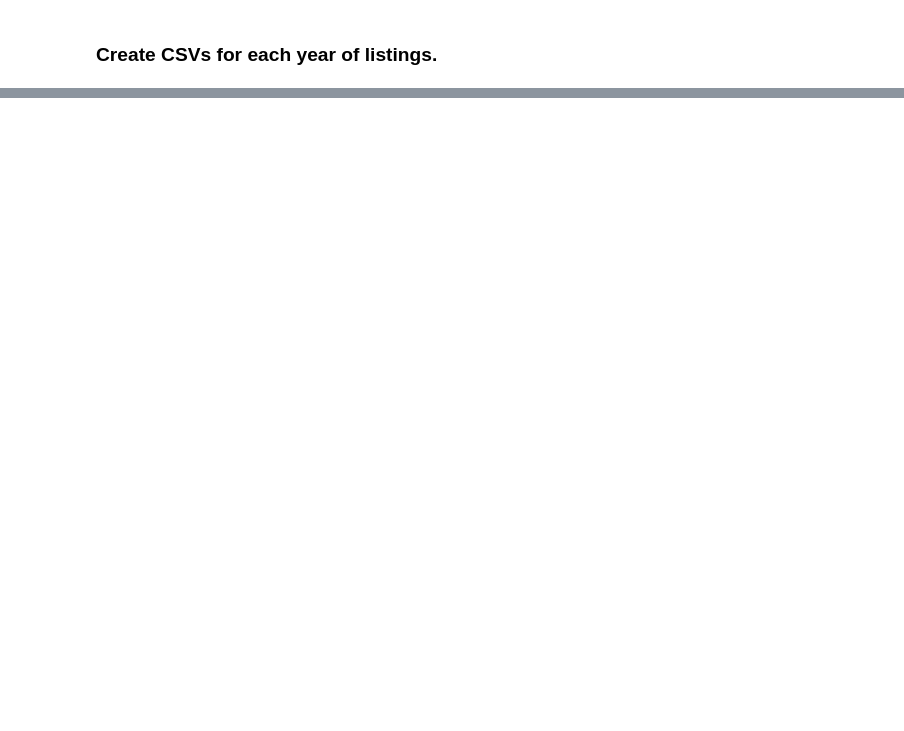
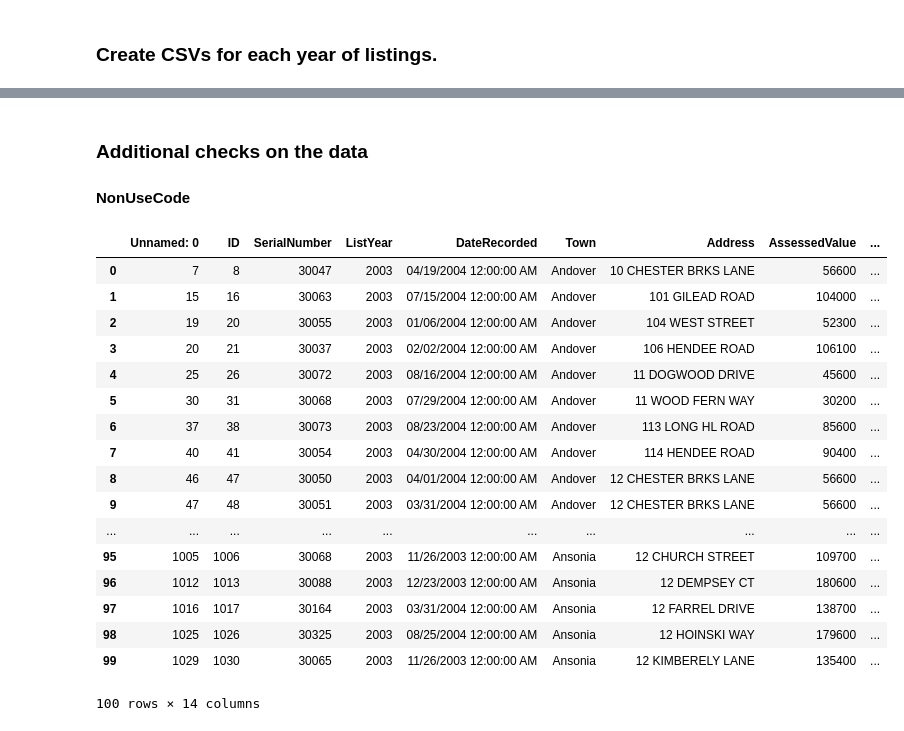
Before and after one commit to jamiekasulis/ct_real_estate_sales, a Jupyter notebook: Data Cleaning Final.ipynb, the cells around one changed output, grey strips where cells are left out. Drawn from its saved outputs; the diff is of its cells as text; code cells hidden in the pictures; blank space fills up the shorter version.

```diff
--- a/Data Cleaning Final.ipynb
+++ b/Data Cleaning Final.ipynb
@@ -143,0 +463,3 @@ create_clean_csv(raw_df, 2001)
+# %% [markdown]
+### Additional checks on the data
+#### NonUseCode
@@ -143,0 +468,24 @@ create_clean_csv(raw_df, 2001)
+# %%
+df_2001 = pd.read_csv("data/clean_data_2003_listings.csv")
+small_df = df_2001[0:200]
+# %%
+small_df.head(100)
+# %% [output]
+|  | Unnamed: 0 | ID | SerialNumber | ListYear | DateRecorded | Town | Address | AssessedValue | ... |
+| 0 | 7 | 8 | 30047 | 2003 | 04/19/2004 12:00:00 AM | Andover | 10 CHESTER BRKS LANE | 56600 | ... |
+| 1 | 15 | 16 | 30063 | 2003 | 07/15/2004 12:00:00 AM | Andover | 101 GILEAD ROAD | 104000 | ... |
+| 2 | 19 | 20 | 30055 | 2003 | 01/06/2004 12:00:00 AM | Andover | 104 WEST STREET | 52300 | ... |
+| 3 | 20 | 21 | 30037 | 2003 | 02/02/2004 12:00:00 AM | Andover | 106 HENDEE ROAD | 106100 | ... |
+| 4 | 25 | 26 | 30072 | 2003 | 08/16/2004 12:00:00 AM | Andover | 11 DOGWOOD DRIVE | 45600 | ... |
+| 5 | 30 | 31 | 30068 | 2003 | 07/29/2004 12:00:00 AM | Andover | 11 WOOD FERN WAY | 30200 | ... |
+| 6 | 37 | 38 | 30073 | 2003 | 08/23/2004 12:00:00 AM | Andover | 113 LONG HL ROAD | 85600 | ... |
+| 7 | 40 | 41 | 30054 | 2003 | 04/30/2004 12:00:00 AM | Andover | 114 HENDEE ROAD | 90400 | ... |
+| 8 | 46 | 47 | 30050 | 2003 | 04/01/2004 12:00:00 AM | Andover | 12 CHESTER BRKS LANE | 56600 | ... |
+| 9 | 47 | 48 | 30051 | 2003 | 03/31/2004 12:00:00 AM | Andover | 12 CHESTER BRKS LANE | 56600 | ... |
+| ... | ... | ... | ... | ... | ... | ... | ... | ... | ... |
+| 95 | 1005 | 1006 | 30068 | 2003 | 11/26/2003 12:00:00 AM | Ansonia | 12 CHURCH STREET | 109700 | ... |
+| 96 | 1012 | 1013 | 30088 | 2003 | 12/23/2003 12:00:00 AM | Ansonia | 12 DEMPSEY CT | 180600 | ... |
+| 97 | 1016 | 1017 | 30164 | 2003 | 03/31/2004 12:00:00 AM | Ansonia | 12 FARREL DRIVE | 138700 | ... |
+| 98 | 1025 | 1026 | 30325 | 2003 | 08/25/2004 12:00:00 AM | Ansonia | 12 HOINSKI WAY | 179600 | ... |
+| 99 | 1029 | 1030 | 30065 | 2003 | 11/26/2003 12:00:00 AM | Ansonia | 12 KIMBERELY LANE | 135400 | ... |
+100 rows × 14 columns
```
Also changed, not shown: parts of 79 cells of this notebook, 19 other files.
